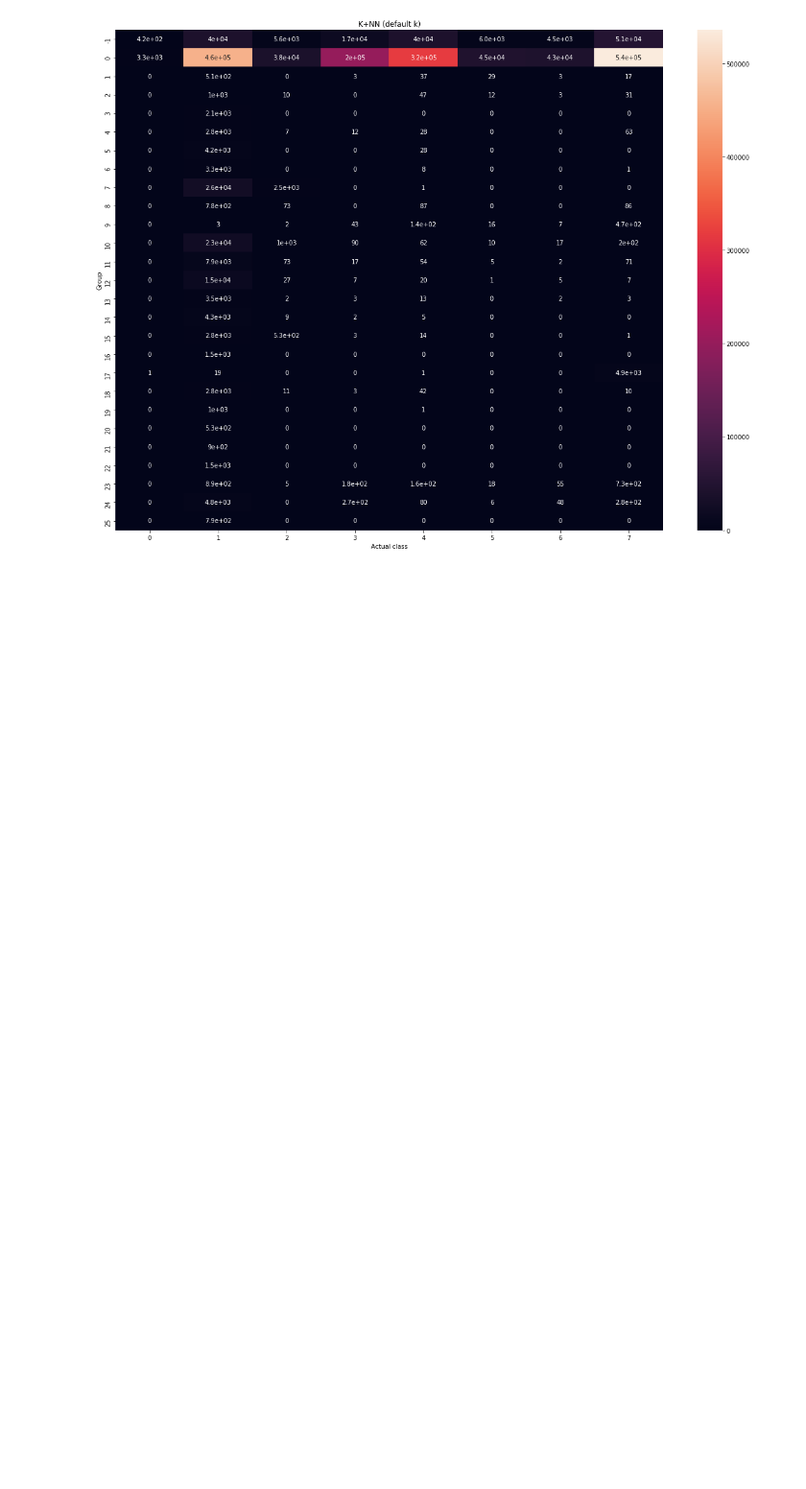
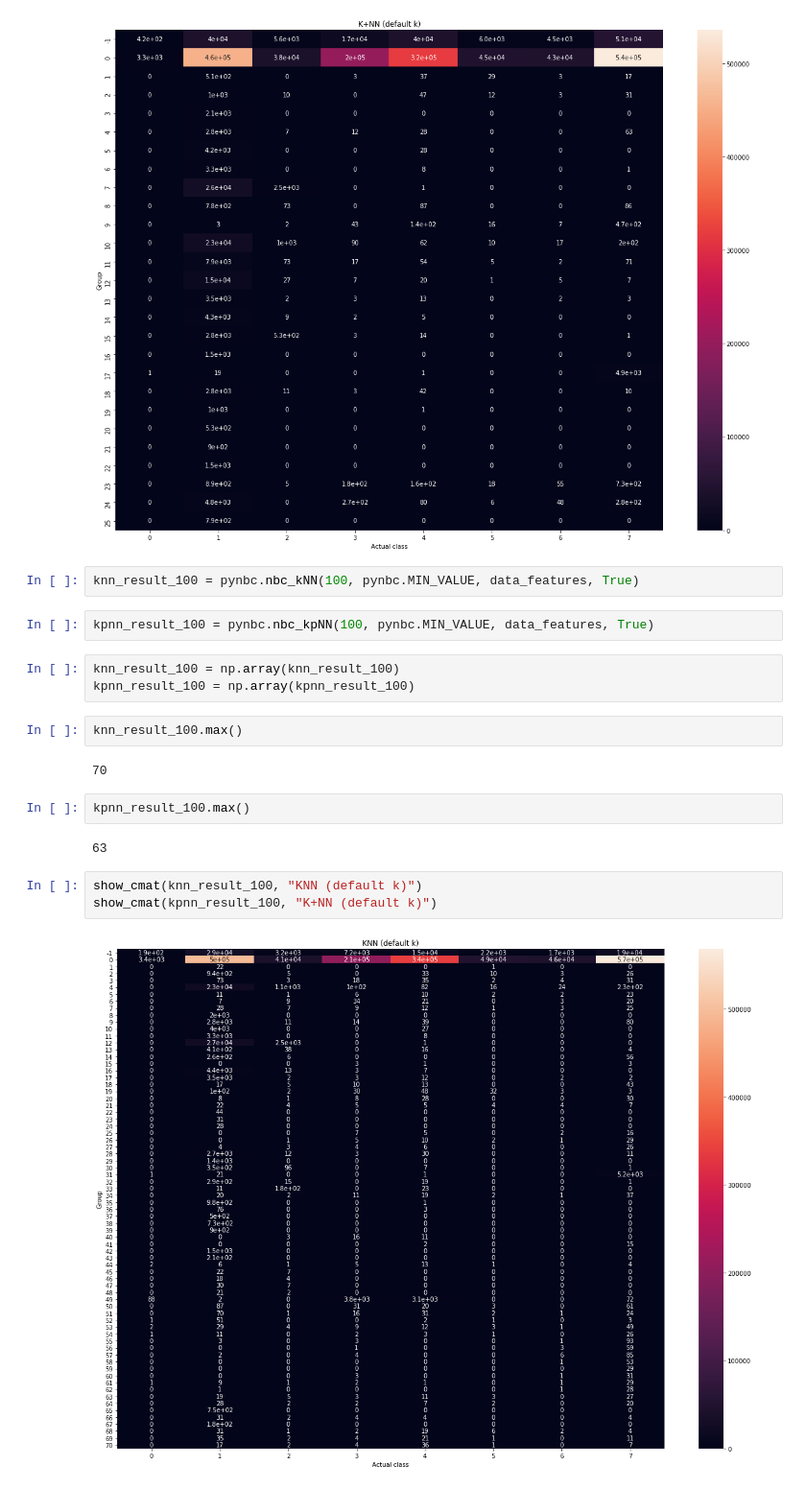
Before and after one commit to Delebrith/return-of-the-neighbours, a Jupyter notebook: experiments/classification_test.ipynb, the cells around one changed output. Shown at 96% size. Cells and saved outputs as stored; diff of their text form; blank space fills up the shorter version.

Commit message:
Results for lower k

```diff
--- a/experiments/classification_test.ipynb
+++ b/experiments/classification_test.ipynb
@@ -105,3 +105,23 @@ show_cmat(kpnn_result, "K+NN (default k)")
 # %% [output]
 [figure]
 [figure]
+# %%
+knn_result_100 = pynbc.nbc_kNN(100, pynbc.MIN_VALUE, data_features, True)
+# %%
+kpnn_result_100 = pynbc.nbc_kpNN(100, pynbc.MIN_VALUE, data_features, True)
+# %%
+knn_result_100 = np.array(knn_result_100)
+kpnn_result_100 = np.array(kpnn_result_100)
+# %%
+knn_result_100.max()
+# %% [output]
+70
+# %%
+kpnn_result_100.max()
+# %% [output]
+63
+# %%
+show_cmat(knn_result_100, "KNN (default k)")
+show_cmat(kpnn_result_100, "K+NN (default k)")
+# %% [output]
+[figure, added]
```
Also changed, not shown: parts of 1 cell of this notebook.
